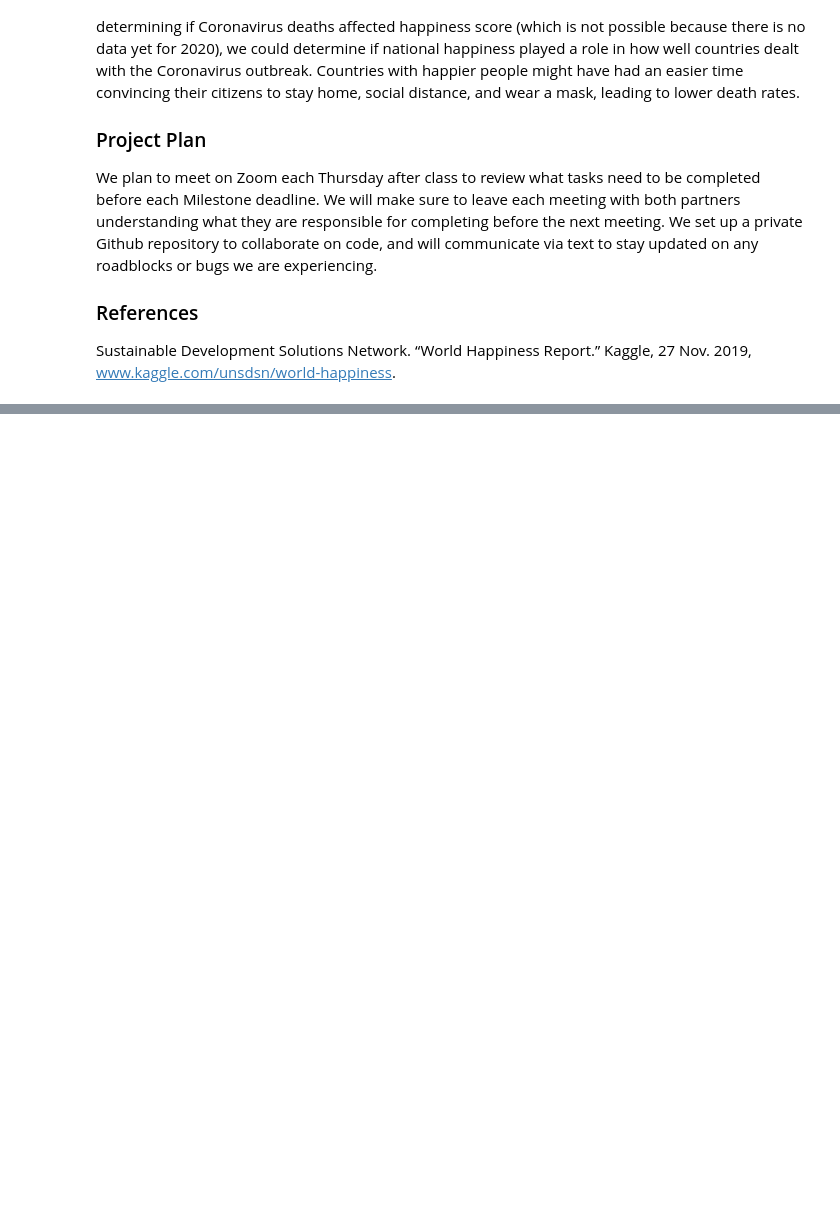
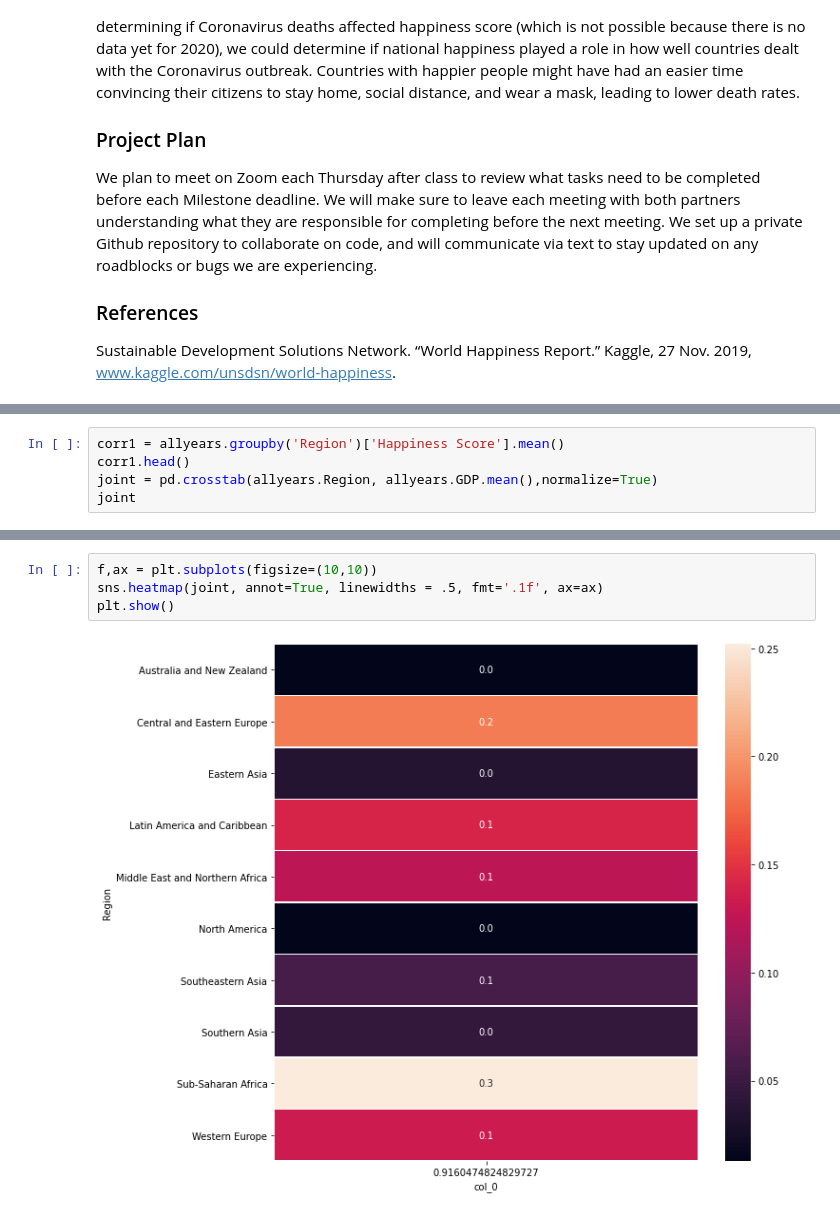
Before and after one commit to lsussman1/DataScienceTutorial, a Jupyter notebook: index.ipynb, the cells around one changed output, grey strips where cells are left out. Drawn from its saved outputs; the diff is of its cells as text; blank space fills up the shorter version.

```diff
--- a/index.ipynb
+++ b/index.ipynb
@@ -34,0 +145,5 @@ happiness2015.head()
+# %%
+corr1 = allyears.groupby('Region')['Happiness Score'].mean()
+corr1.head()
+joint = pd.crosstab(allyears.Region, allyears.GDP.mean(),normalize=True)
+joint
@@ -34,0 +163,6 @@ happiness2015.head()
+# %%
+f,ax = plt.subplots(figsize=(10,10))
+sns.heatmap(joint, annot=True, linewidths = .5, fmt='.1f', ax=ax)
+plt.show()
+# %% [output]
+[figure, added]
```
Also changed, not shown: parts of 17 cells of this notebook.
